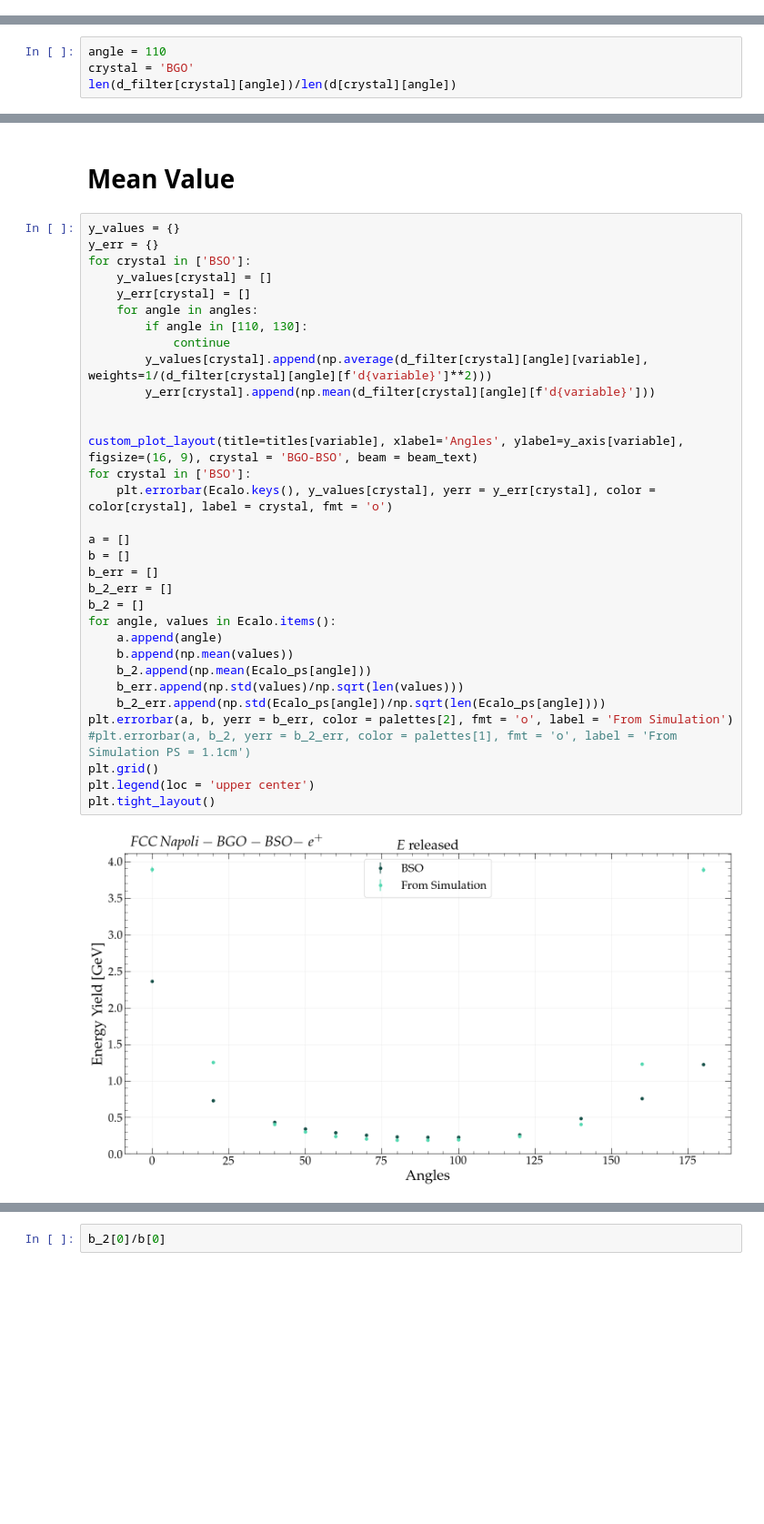
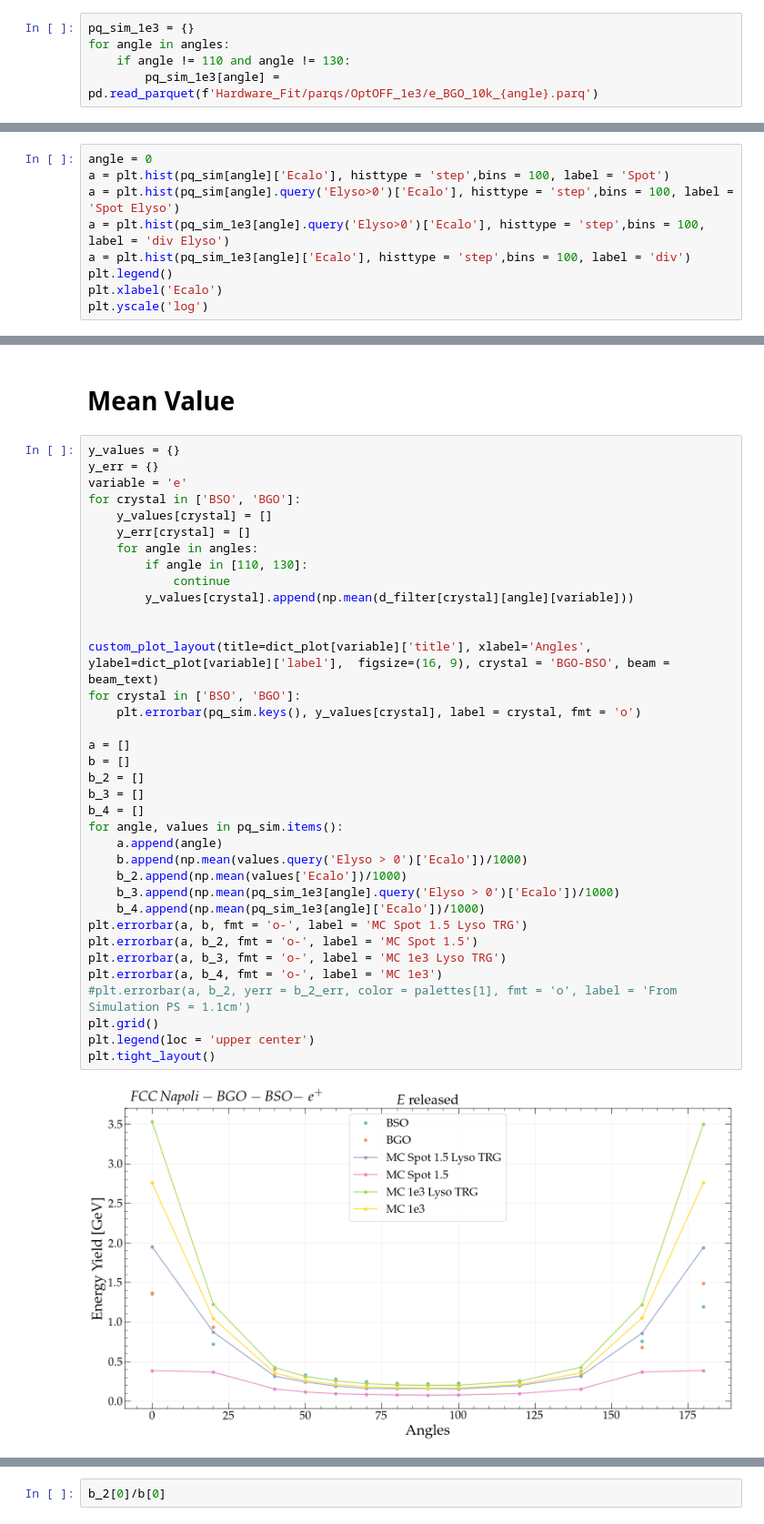
Before and after one commit to FCCNA/fcc-testbeam_analysis, a Jupyter notebook: Reading_Parquet.ipynb, the cells around one changed output, grey strips where cells are left out. Shown at 91% size. Saved outputs shown, nothing was run; the diff lists cells and outputs as text; blank space fills up the shorter version.

```diff
--- a/Reading_Parquet.ipynb
+++ b/Reading_Parquet.ipynb
@@ -174,3 +178,8 @@ for angle in angles:
+# %%
+pq_sim_1e3 = {}
+for angle in angles:
+    if angle != 110 and angle != 130:
+        pq_sim_1e3[angle] = pd.read_parquet(f'Hardware_Fit/parqs/OptOFF_1e3/e_BGO_10k_{angle}.parq')
 # %%
 d_filter = {}
 for crystal in ['BSO', 'BGO']:
@@ -196,7 +205,3 @@ for crystal in ['BSO', 'BGO']:
             d_filter[crystal][angle] = d_filter[crystal][angle].query(f'amplitude{sipm} > {mean + 5*std}')
 # %% [markdown]
 # Efficiency Study
-# %%
-angle = 110
-crystal = 'BGO'
-len(d_filter[crystal][angle])/len(d[crystal][angle])
@@ -430,0 +449,9 @@ make_all_distr('e', logy = True)
+# %%
+angle = 0
+a = plt.hist(pq_sim[angle]['Ecalo'], histtype = 'step',bins = 100, label = 'Spot')
+a = plt.hist(pq_sim[angle].query('Elyso>0')['Ecalo'], histtype = 'step',bins = 100, label = 'Spot Elyso')
+a = plt.hist(pq_sim_1e3[angle].query('Elyso>0')['Ecalo'], histtype = 'step',bins = 100, label = 'div Elyso')
+a = plt.hist(pq_sim_1e3[angle]['Ecalo'], histtype = 'step',bins = 100, label = 'div')
+plt.legend()
+plt.xlabel('Ecalo')
+plt.yscale('log')
@@ -463,36 +490,39 @@ for angle in [0, 90 ]:
 # %%
 y_values = {}
 y_err = {}
-for crystal in ['BSO']:
+variable = 'e'
+for crystal in ['BSO', 'BGO']:
     y_values[crystal] = []
     y_err[crystal] = []
     for angle in angles:
         if angle in [110, 130]:
             continue
-        y_values[crystal].append(np.average(d_filter[crystal][angle][variable], weights=1/(d_filter[crystal][angle][f'd{variable}']**2)))
-        y_err[crystal].append(np.mean(d_filter[crystal][angle][f'd{variable}']))
+        y_values[crystal].append(np.mean(d_filter[crystal][angle][variable]))
 
 
-custom_plot_layout(title=titles[variable], xlabel='Angles', ylabel=y_axis[variable],  figsize=(16, 9), crystal = 'BGO-BSO', beam = beam_text)
-for crystal in ['BSO']:
-    plt.errorbar(Ecalo.keys(), y_values[crystal], yerr = y_err[crystal], color = color[crystal], label = crystal, fmt = 'o')
+custom_plot_layout(title=dict_plot[variable]['title'], xlabel='Angles', ylabel=dict_plot[variable]['label'],  figsize=(16, 9), crystal = 'BGO-BSO', beam = beam_text)
+for crystal in ['BSO', 'BGO']:
+    plt.errorbar(pq_sim.keys(), y_values[crystal], label = crystal, fmt = 'o')
 
 a = []
 b = []
-b_err = []
-b_2_err = []
 b_2 = []
-for angle, values in Ecalo.items():
+b_3 = []
+b_4 = []
+for angle, values in pq_sim.items():
     a.append(angle)
-    b.append(np.mean(values))
-    b_2.append(np.mean(Ecalo_ps[angle]))
-    b_err.append(np.std(values)/np.sqrt(len(values)))
-    b_2_err.append(np.std(Ecalo_ps[angle])/np.sqrt(len(Ecalo_ps[angle])))
-plt.errorbar(a, b, yerr = b_err, color = palettes[2], fmt = 'o', label = 'From Simulation')
+    b.append(np.mean(values.query('Elyso > 0')['Ecalo'])/1000)
+    b_2.append(np.mean(values['Ecalo'])/1000)
+    b_3.append(np.mean(pq_sim_1e3[angle].query('Elyso > 0')['Ecalo'])/1000)
+    b_4.append(np.mean(pq_sim_1e3[angle]['Ecalo'])/1000)
+plt.errorbar(a, b, fmt = 'o-', label = 'MC Spot 1.5 Lyso TRG')
+plt.errorbar(a, b_2, fmt = 'o-', label = 'MC Spot 1.5')
+plt.errorbar(a, b_3, fmt = 'o-', label = 'MC 1e3 Lyso TRG')
+plt.errorbar(a, b_4, fmt = 'o-', label = 'MC 1e3')
 #plt.errorbar(a, b_2, yerr = b_2_err, color = palettes[1], fmt = 'o', label = 'From Simulation PS = 1.1cm')
 plt.grid()
 plt.legend(loc = 'upper center')
 plt.tight_layout()
 # %% [output]
-[figure, old version]
+[figure, new version]
 # %%
```
Also changed, not shown: parts of 15 cells of this notebook, 5 other files.
